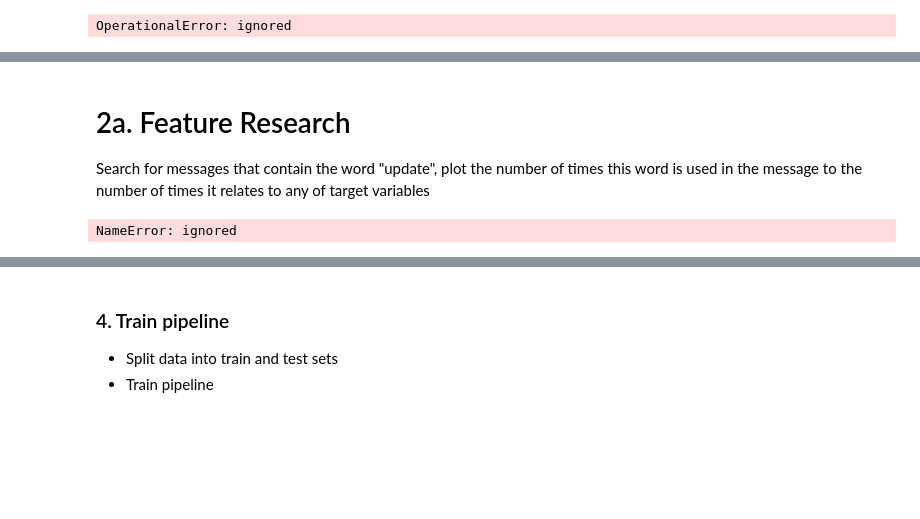
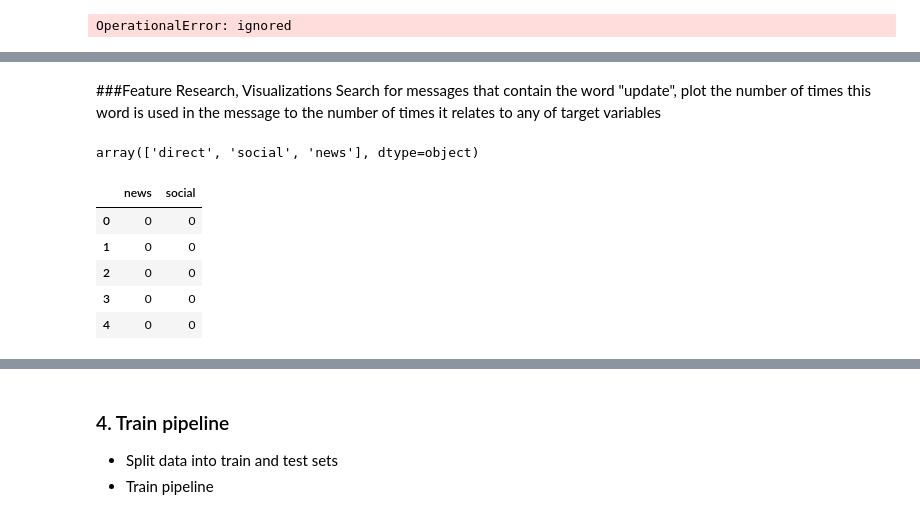
Before and after one commit to mariavaghani/udacity-nanodegree-exercise, a Jupyter notebook: 4_Data_Engineering/Lesson_5_Project/ML Pipeline Preparation.ipynb, the cells around one changed output, grey strips where cells are left out. Drawn from its saved outputs; the diff is of its cells as text; code cells hidden in the pictures; blank space fills up the shorter version.

```diff
--- a/4_Data_Engineering/Lesson_5_Project/ML Pipeline Preparation.ipynb
+++ b/4_Data_Engineering/Lesson_5_Project/ML Pipeline Preparation.ipynb
@@ -82,7 +145,17 @@ def tokenize(text):
 # %% [markdown]
-# 2a. Feature Research
+###Feature Research, Visualizations
 Search for messages that contain the word "update", plot the number of times this word is used in the message to the number of times it relates to any of target variables
-# %%
-X
-# %% [output]
-NameError: ignored
+# %%
+df['genre'].unique()
+# %% [output]
+array(['direct', 'social', 'news'], dtype=object)
+# %%
+df_cat = pd.get_dummies(df['genre'], dummy_na = False, drop_first=True)
+df_cat.head()
+# %% [output]
+|  | news | social |
+| 0 | 0 | 0 |
+| 1 | 0 | 0 |
+| 2 | 0 | 0 |
+| 3 | 0 | 0 |
+| 4 | 0 | 0 |
```
Also changed, not shown: parts of 35 cells of this notebook, 44 other files.
